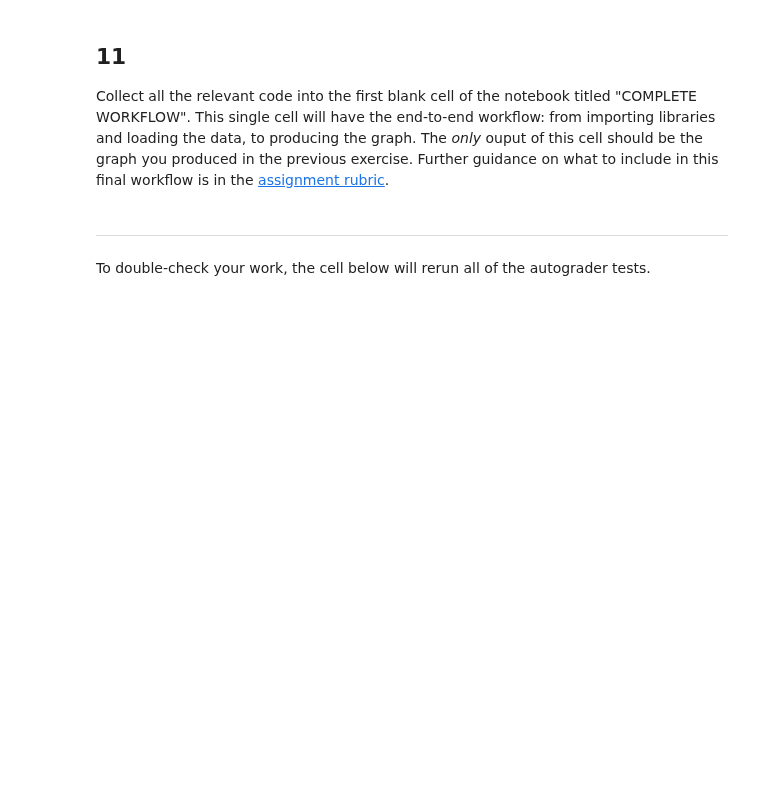
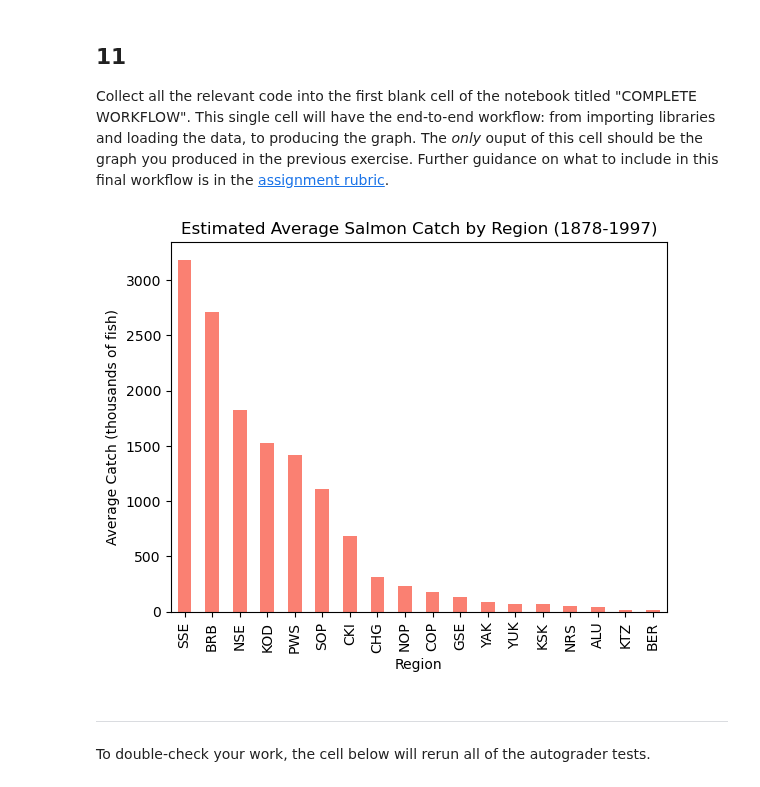
Before and after one commit to avarobillard/eds220-hwk2, a Jupyter notebook: task2/hwk2-task2-salmon.ipynb, the cells around one changed output. Drawn from its saved outputs; the diff is of its cells as text; code cells hidden in the pictures; blank space fills up the shorter version.

```diff
--- a/task2/hwk2-task2-salmon.ipynb
+++ b/task2/hwk2-task2-salmon.ipynb
@@ -259,6 +311,23 @@ Write a brief description with key takeaways from the plot. Your answer shuld us
 ## 11
 
 Collect all the relevant code into the first blank cell of the notebook titled "COMPLETE WORKFLOW". This single cell will have the end-to-end workflow: from importing libraries and loading the data, to producing the graph. The *only* ouput of this cell should be the graph you produced in the previous exercise. Further guidance on what to include in this final workflow is in the [assignment rubric](https://docs.google.com/document/d/1x0BoU6IH4cnOR1-n7i9CYQ9wUC37yDpYlQ4j6rCfcsU/edit?tab=t.0).
+# %%
+import pandas as pd
+
+# Read in data
+catch_data = pd.read_csv('data/salmon_data.csv')
+
+catch_data['Catch'] = catch_data['Catch'].replace('I', 1).astype('int64')
+
+avg_region = catch_data.groupby('Region')['Catch'].mean()
+
+# Create bar graph of estimated average salmon catches by region
+regional_catch = avg_region.sort_values(ascending = False).plot(kind = 'bar',
+                                                                title = "Estimated Average Salmon Catch by Region (1878-1997)",
+                                                                ylabel = "Average Catch (thousands of fish)",
+                                                                color = "salmon")
+# %% [output]
+[figure, added]
 # %% [markdown]
 ---
 
```
Also changed, not shown: parts of 13 cells of this notebook.
